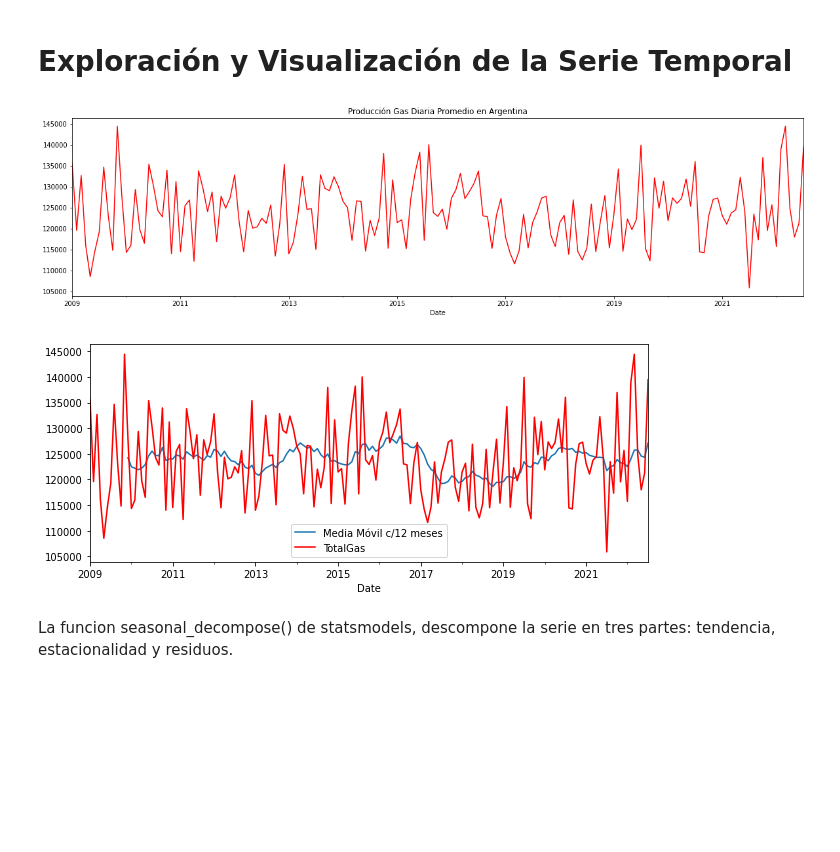
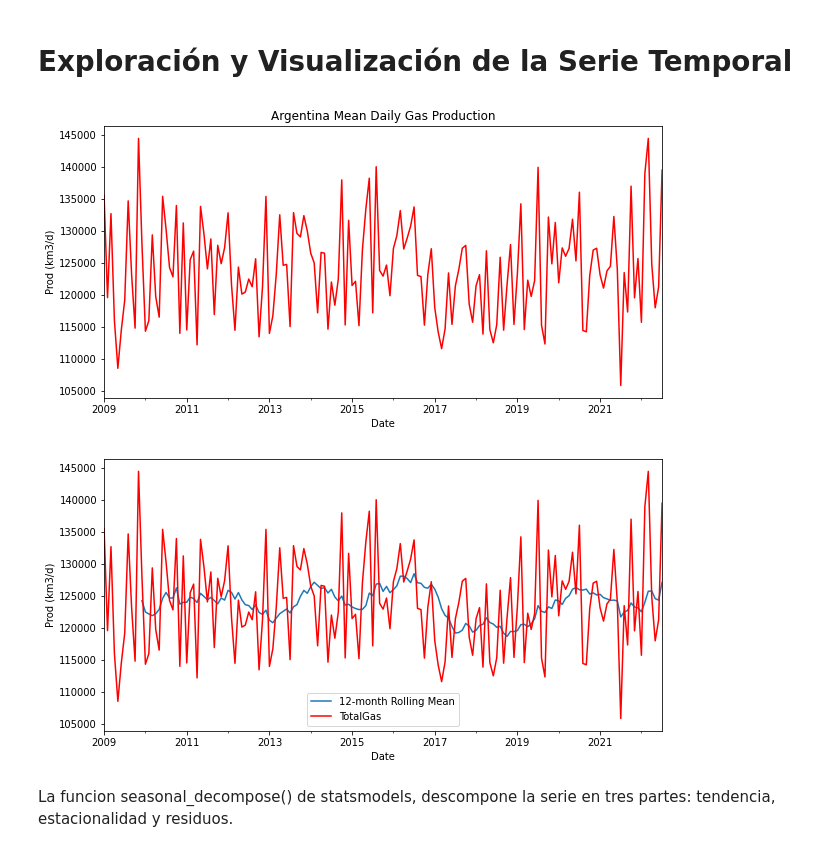
Before and after one commit to contepablod/SARIMAOilandGasPrediction, a Jupyter notebook: Predicción_Producción_Gas_Argentina.ipynb, the cells around one changed output. Saved outputs shown, nothing was run; the diff lists cells and outputs as text; code cells hidden in the pictures; blank space fills up the shorter version.

```diff
--- a/Predicción_Producción_Gas_Argentina.ipynb
+++ b/Predicción_Producción_Gas_Argentina.ipynb
@@ -97,17 +97,19 @@ DatetimeIndex(['2009-01-01', '2009-02-01', '2009-03-01', '2009-04-01',
 # %% [markdown]
 # Exploración y Visualización de la Serie Temporal
 # %%
-datos['TotalGas'].plot(figsize=(20,5), title='Producción Gas Diaria Promedio en Argentina', color='red')
+datos['TotalGas'].plot(figsize=(10,5), title='Argentina Mean Daily Gas Production', color='red')
+plt.ylabel('Prod (km3/d)')
 plt.show()
 # %% [output]
-[figure, old version]
+[figure, new version]
 # %%
-datos['TotalGas'].rolling(12).mean().plot(figsize=(10,4),label='Media Móvil c/12 meses')
+datos['TotalGas'].rolling(12).mean().plot(figsize=(10,5),label='12-month Rolling Mean')
 datos['TotalGas'].plot(color='red')
+plt.ylabel('Prod (km3/d)')
 plt.legend()
 plt.show()
 # %% [output]
-[figure, old version]
+[figure, new version]
 # %% [markdown]
 La funcion seasonal_decompose() de statsmodels, descompone la serie en tres partes: tendencia, estacionalidad y residuos.
 # %%
```
Also changed, not shown: parts of 5 cells of this notebook, 3 other files.
